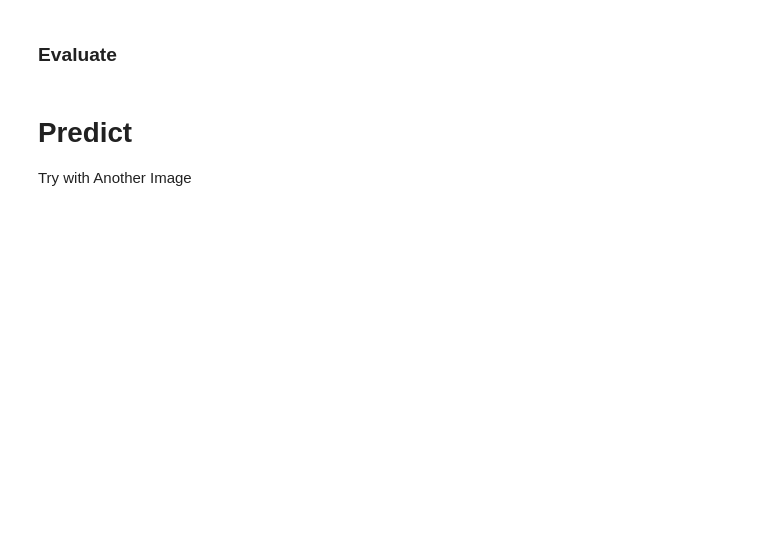
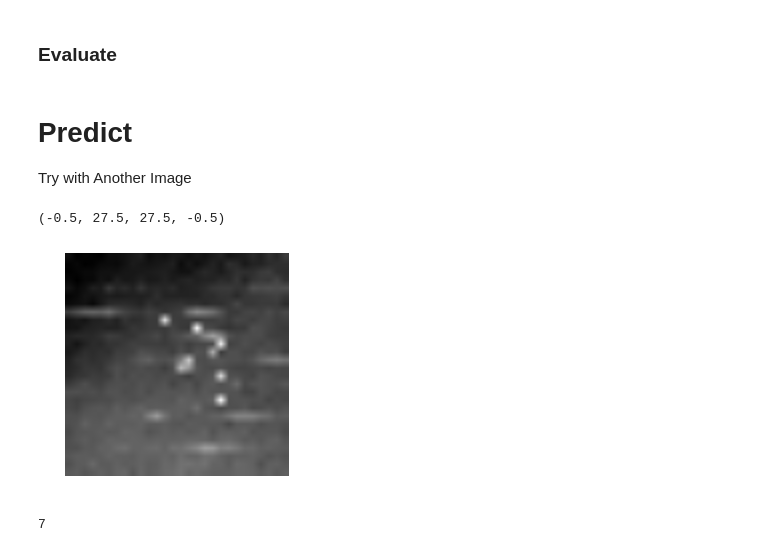
Before and after one commit to AdamRauff/Deep-Learning, a Jupyter notebook: Neural Networks.ipynb, the cells around one changed output. Drawn from its saved outputs; the diff is of its cells as text; code cells hidden in the pictures; blank space fills up the shorter version.

```diff
--- a/Neural Networks.ipynb
+++ b/Neural Networks.ipynb
@@ -123,3 +268,29 @@ print(Acc)
 # Predict
 
 Try with Another Image
+# %%
+from keras.preprocessing import image
+import PIL.ImageOps
+
+img_path = 'Three.jpg'
+#Read image + resize
+img = image.load_img(img_path, target_size=(28, 28))
+
+# Convert to graysclae and take inverse. MNIST recognizes bright foreground with dark background
+img = img.convert('L')
+
+#Display image
+plt.imshow(img)
+plt.grid('off')
+plt.axis('off')
+# %% [output]
+(-0.5, 27.5, 27.5, -0.5)
+[figure, added]
+# %%
+from keras.applications.imagenet_utils import preprocess_input
+
+x = image.img_to_array(img).reshape(1,784)
+
+print(np.argmax(model.predict(x)))
+# %% [output]
+7
```
Also changed, not shown: parts of 20 cells of this notebook, 3 other files.
